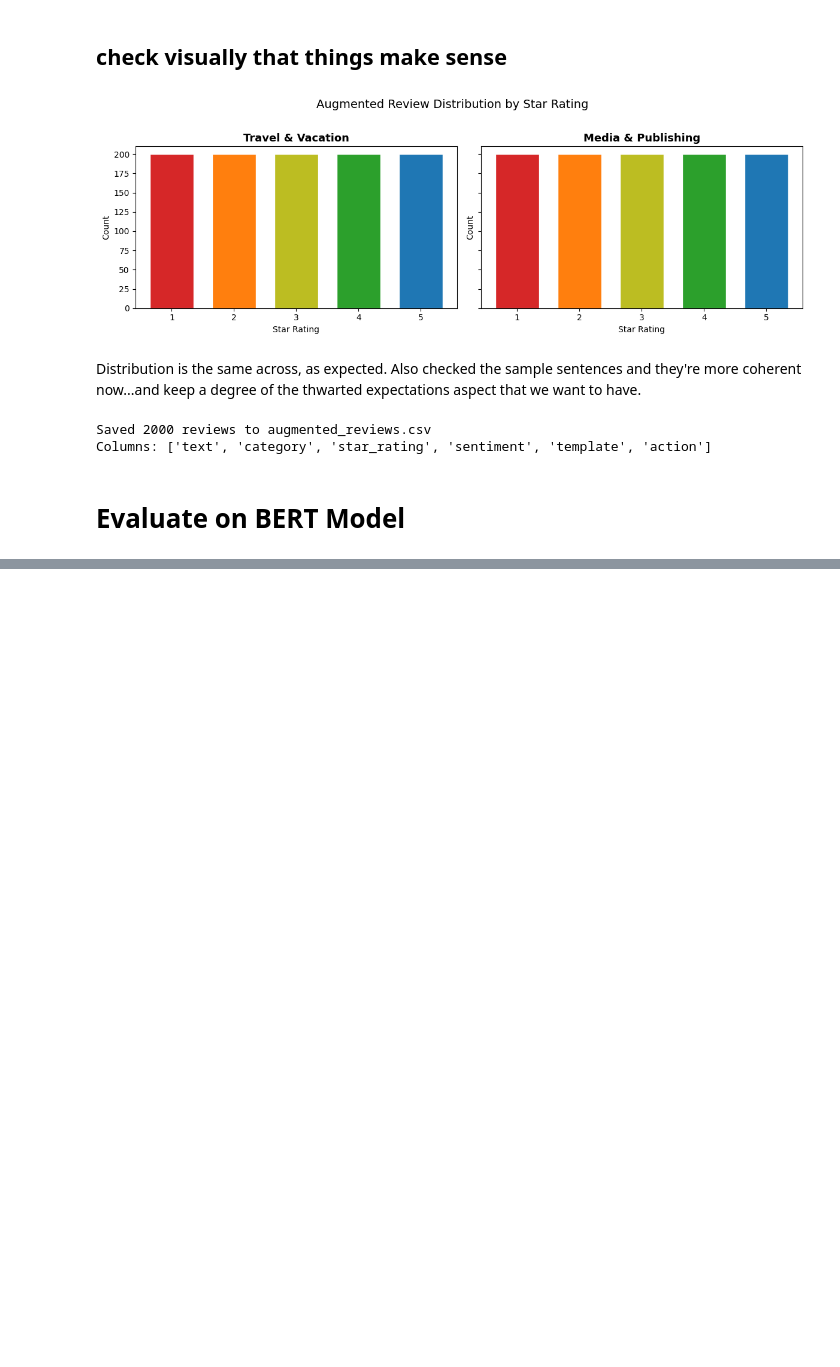
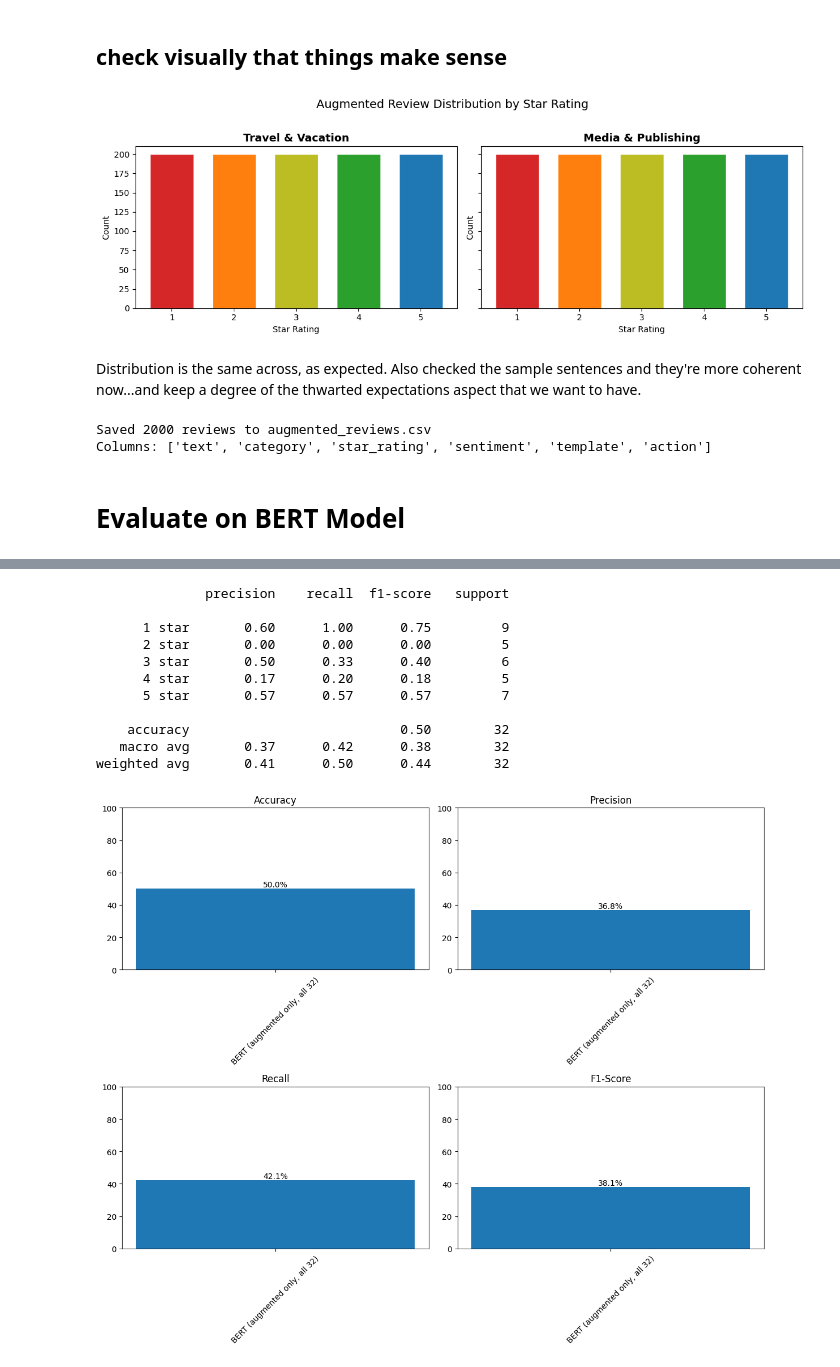
Before and after one commit to majoargote/advanced_nlp_final, a Jupyter notebook: scripts/Part_2_Augmentation.ipynb, the cells around one changed output, grey strips where cells are left out. Saved outputs shown, nothing was run; the diff lists cells and outputs as text; code cells hidden in the pictures; blank space fills up the shorter version.

Commit message:
with 2b with BERT

```diff
--- a/scripts/Part_2_Augmentation.ipynb
+++ b/scripts/Part_2_Augmentation.ipynb
@@ -737,0 +766,4 @@ Columns: ['text', 'category', 'star_rating', 'sentiment', 'template', 'action']
+# %%
+from utils import Metrics, preprocess_for_bert, preprocess_for_tfidf
+
+metrics_val = Metrics()
@@ -737,0 +917,13 @@ Columns: ['text', 'category', 'star_rating', 'sentiment', 'template', 'action']
+# %%
+# ── BERT baseline: trained on ~25 labeled examples only ──────────────
+num_labels = len(set(train_labels + valid_labels))
+
+set_seed(SEED)
+_, _, valid_preds_baseline = train_bert(
+    train_texts, train_labels, valid_texts, valid_labels,
+    num_train_epochs=20,
+    early_stopping=False,
+    num_labels=num_labels,
+    output_dir='./tmp_bert_baseline',
+)
+metrics_val.run(valid_labels, valid_preds_baseline, 'BERT (baseline, 32 labeled)')
@@ -737,0 +1067,56 @@ Columns: ['text', 'category', 'star_rating', 'sentiment', 'template', 'action']
+# %%
+# ── Evaluate the augmented-only BERT on ALL 32 labeled examples ──────
+# No real labeled example was used for training, so all 32 are fair game.
+from sklearn.metrics import classification_report
+
+
+@torch.no_grad()
+def predict_with_model(model, texts, batch_size=32):
+    """Run a trained BERT over arbitrary texts and return 0-indexed preds."""
+    model.eval()
+    device = next(model.parameters()).device
+    preds = []
+    for i in range(0, len(texts), batch_size):
+        batch = [str(t) for t in texts[i:i + batch_size]]
+        enc = tokenizer(
+            batch, truncation=True, max_length=max_length,
+            padding=True, return_tensors='pt',
+        ).to(device)
+        logits = model(**enc).logits
+        preds.extend(logits.argmax(-1).cpu().tolist())
+    return preds
+
+
+# texts / labels (from the load cell) are the full 32 real labeled examples
+all32_texts  = texts
+all32_labels = labels
+
+aug_preds_32 = predict_with_model(model_aug, all32_texts)
+
+unique_labels_32 = sorted(set(all32_labels))
+label_names_32   = [f"{l + 1} star" for l in unique_labels_32]
+print(classification_report(
+    all32_labels, aug_preds_32,
+    labels=unique_labels_32,
+    target_names=label_names_32,
+    zero_division=0,
+))
+
+# Separate Metrics object so the all-32 run (different test set) doesn't get
+# mixed into the 7-example comparison plot above.
+metrics_all32 = Metrics()
+metrics_all32.run(all32_labels, aug_preds_32, 'BERT (augmented only, all 32)')
+metrics_all32.plot()
+# %% [output]
+              precision    recall  f1-score   support
+
+      1 star       0.60      1.00      0.75         9
+      2 star       0.00      0.00      0.00         5
+      3 star       0.50      0.33      0.40         6
+      4 star       0.17      0.20      0.18         5
+      5 star       0.57      0.57      0.57         7
+
+    accuracy                           0.50        32
+   macro avg       0.37      0.42      0.38        32
+weighted avg       0.41      0.50      0.44        32
+[figure, added]
```
Also changed, not shown: parts of 15 cells of this notebook.
